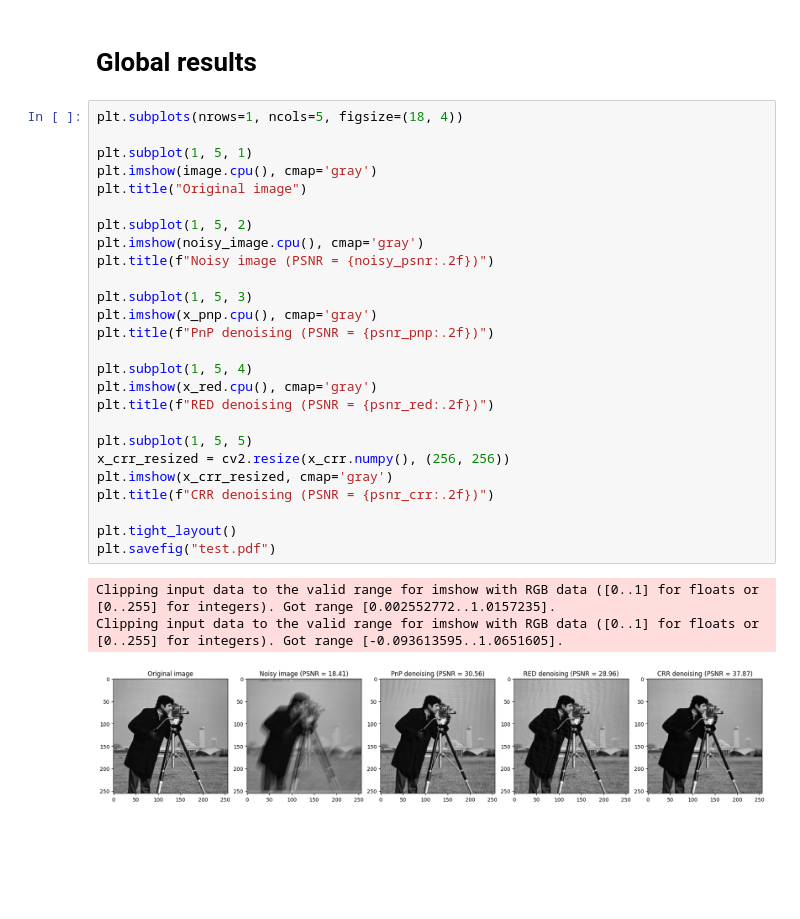
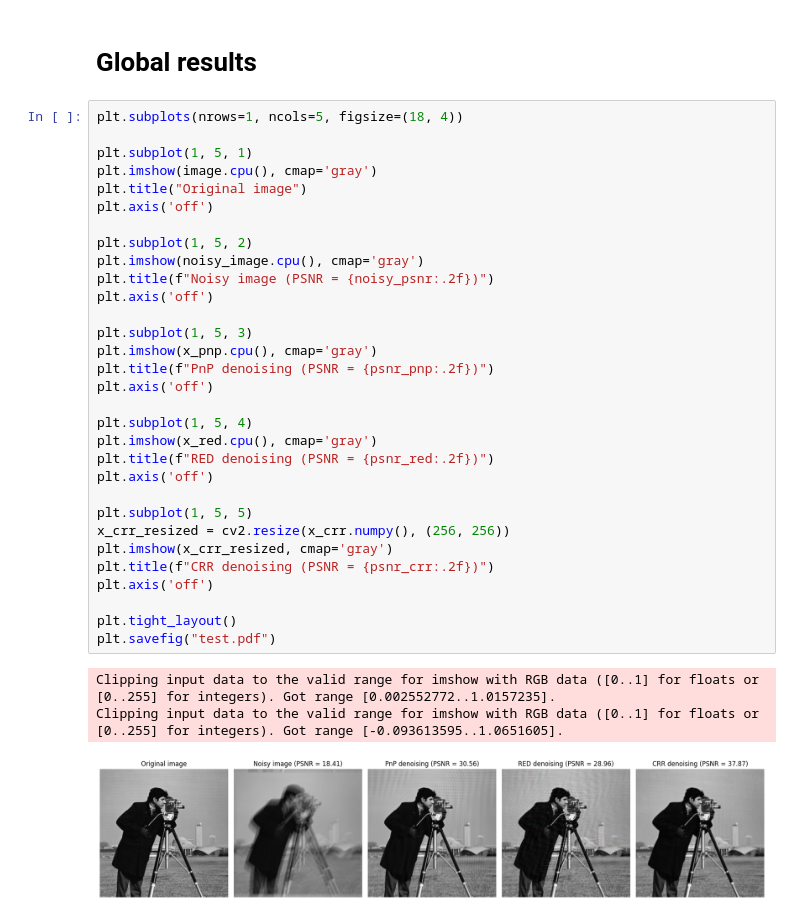
Before and after one commit to SullivanCastro/GMI_experiment, a Jupyter notebook: experiments.ipynb, the cells around one changed output. Cells and saved outputs as stored; diff of their text form; blank space fills up the shorter version.

```diff
--- a/experiments.ipynb
+++ b/experiments.ipynb
@@ -290,30 +292,35 @@ plt.show()
 # %%
 plt.subplots(nrows=1, ncols=5, figsize=(18, 4))
 
 plt.subplot(1, 5, 1)
 plt.imshow(image.cpu(), cmap='gray')
 plt.title("Original image")
+plt.axis('off')
 
 plt.subplot(1, 5, 2)
 plt.imshow(noisy_image.cpu(), cmap='gray')
 plt.title(f"Noisy image (PSNR = {noisy_psnr:.2f})")
+plt.axis('off')
 
 plt.subplot(1, 5, 3)
 plt.imshow(x_pnp.cpu(), cmap='gray')
 plt.title(f"PnP denoising (PSNR = {psnr_pnp:.2f})")
+plt.axis('off')
 
 plt.subplot(1, 5, 4)
 plt.imshow(x_red.cpu(), cmap='gray')
 plt.title(f"RED denoising (PSNR = {psnr_red:.2f})")
+plt.axis('off')
 
 plt.subplot(1, 5, 5)
 x_crr_resized = cv2.resize(x_crr.numpy(), (256, 256))
 plt.imshow(x_crr_resized, cmap='gray')
 plt.title(f"CRR denoising (PSNR = {psnr_crr:.2f})")
+plt.axis('off')
 
 plt.tight_layout()
 plt.savefig("test.pdf")
 # %% [output]
 Clipping input data to the valid range for imshow with RGB data ([0..1] for floats or [0..255] for integers). Got range [0.002552772..1.0157235].
 Clipping input data to the valid range for imshow with RGB data ([0..1] for floats or [0..255] for integers). Got range [-0.093613595..1.0651605].
-[figure, old version]
+[figure, new version]
```
Also changed, not shown: parts of 3 cells of this notebook, 1 other file.
